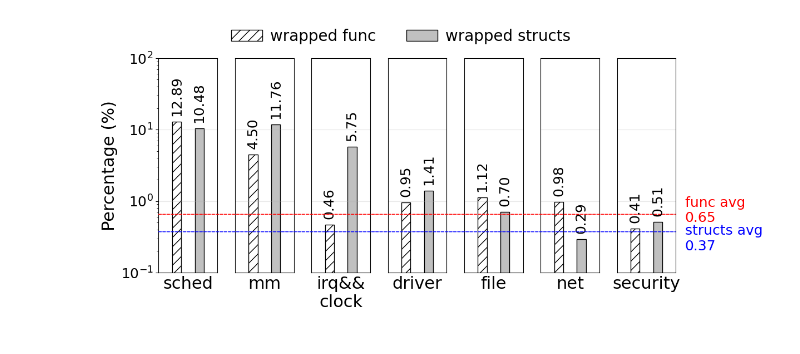
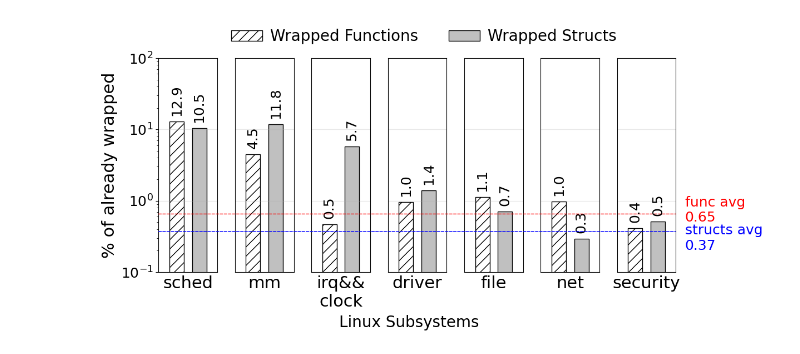
Before and after one commit to Richardhongyu/rfl_empirical_tools, a Jupyter notebook: figures_ppt/figure3.ipynb, the cells around one changed output. Saved outputs shown, nothing was run; the diff lists cells and outputs as text; code cells hidden in the pictures.

```diff
--- a/figures_ppt/figure3.ipynb
+++ b/figures_ppt/figure3.ipynb
@@ -24,7 +24,7 @@ def plot(type):
     bar_width = 0.05
 
     # 创建标签
-    ylabel = "Percentage (%)"
+    ylabel = "% of already wrapped"
     xlabels = ['sched', 'mm', 'irq&&\nclock', 'driver', 'file', 'net', 'security']
     x = [0.1, 0.1+bar_width*2.5]
 
@@ -48,7 +48,7 @@ def plot(type):
     for i, ax in enumerate(axs):
         ax.set_xlabel(xlabels[i], **label_font_conf)
         ax.set_xticks([])
-        bars = ax.bar(x, values[i], width=bar_width, **bar_confs)
+        bars = ax.bar(x, values[i], width=0.08, **bar_confs)
         ax.set_xlim(min(x)-bar_width*2, max(x)+bar_width*2)
 
         # 为每个柱子设置不同的条纹样式
@@ -58,35 +58,36 @@ def plot(type):
         if type == 1:
             for j, bar in enumerate(ax.patches):
                 height = bar.get_height()
-                ax.text(bar.get_x() + bar.get_width() / 2, height*1.2, f'{height:.2f}', ha='center', va='bottom', rotation=90, size=18)
+                ax.text(bar.get_x() + bar.get_width() / 2, height*1.2, f'{height:.1f}', ha='center', va='bottom', rotation=90, size=18)
 
         # 设置y轴为对数比例尺
         ax.set_yscale('log')
         # 设置y轴刻度
         ax.set_yticks([100, 10, 1, 0.1])
         if i != 0:
             ax.tick_params(axis='y',left=False, which='both', labelleft=False)
 
         ax.grid(axis='y', alpha=0.3)
         ax.tick_params(labelsize=18)
 
     # 设置图例
     bars = axs[0].containers[0].get_children()
-    labels = ['wrapped func', 'wrapped structs']
+    labels = ['Wrapped Functions', 'Wrapped Structs']
     axs[0].legend(bars, labels, ncol=2, loc="lower left", bbox_to_anchor=(1, 1), frameon=False, fontsize=20, columnspacing=2, handletextpad=0.5)
 
     func = ConnectionPatch(xyA=(min(x)-bar_width*2,0.65266), xyB=(max(x)+bar_width*2,0.65266), coordsA="data", coordsB="data", axesA=axs[0], axesB=axs[6], color="red", linestyle='--')
     axs[6].add_artist(func)
     struct = ConnectionPatch(xyA=(min(x)-bar_width*2,0.37161), xyB=(max(x)+bar_width*2,0.37161), coordsA="data", coordsB="data", axesA=axs[0], axesB=axs[6], color="blue", linestyle='--')
     axs[6].add_artist(struct)
     plt.text(max(x)+bar_width*2+0.05, 0.74, 'func avg\n0.65', fontsize=18, color='red', va='center', ha='left')
     plt.text(max(x)+bar_width*2+0.05, 0.3, 'structs avg\n0.37', fontsize=18, color='blue', va='center', ha='left')
 
     plt.subplots_adjust(wspace=0.3)
     # plt.show()
+    fig.supxlabel('Linux Subsystems', size=20, y=-0.1)
     plt.savefig('./figure3.pdf', bbox_inches="tight")
 
 if __name__ == '__main__':
     plot(1)
 # %% [output]
-[figure, old version]
+[figure, new version]
```
Also changed, not shown: 13 other files.
